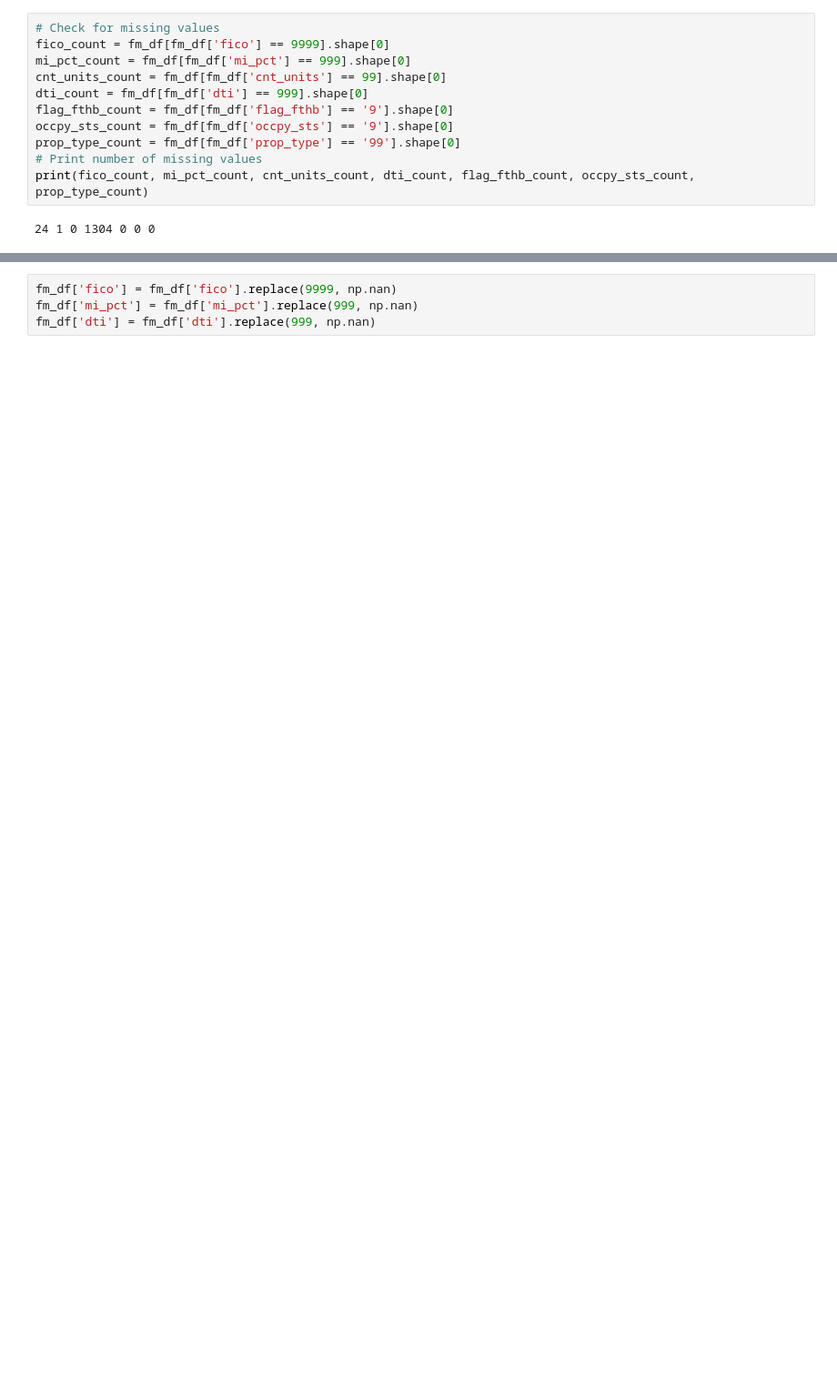
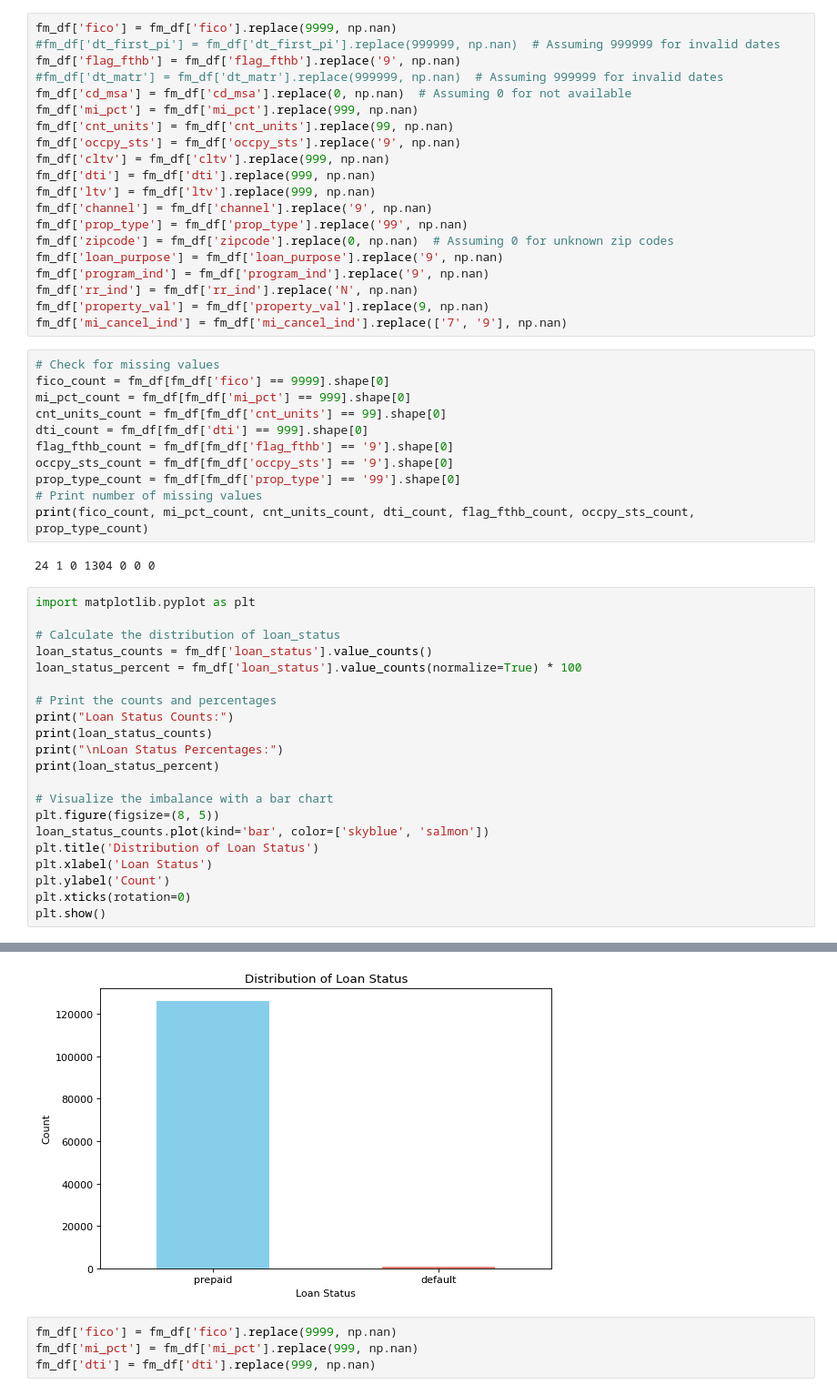
Before and after one commit to JinQiuqi/MLPy-project2, a Jupyter notebook: project2.ipynb, the cells around one changed output, grey strips where cells are left out. Shown: that part at 91% size. Drawn from its saved outputs; the diff is of its cells as text; blank space fills up the shorter version.

```diff
--- a/project2.ipynb
+++ b/project2.ipynb
@@ -53,3 +60,23 @@ fm_df = fm_df[fm_df['loan_status'].isin(['prepaid', 'default'])]
+# %%
+fm_df['fico'] = fm_df['fico'].replace(9999, np.nan)
+#fm_df['dt_first_pi'] = fm_df['dt_first_pi'].replace(999999, np.nan)  # Assuming 999999 for invalid dates
+fm_df['flag_fthb'] = fm_df['flag_fthb'].replace('9', np.nan)
+#fm_df['dt_matr'] = fm_df['dt_matr'].replace(999999, np.nan)  # Assuming 999999 for invalid dates
+fm_df['cd_msa'] = fm_df['cd_msa'].replace(0, np.nan)  # Assuming 0 for not available
+fm_df['mi_pct'] = fm_df['mi_pct'].replace(999, np.nan)
+fm_df['cnt_units'] = fm_df['cnt_units'].replace(99, np.nan)
+fm_df['occpy_sts'] = fm_df['occpy_sts'].replace('9', np.nan)
+fm_df['cltv'] = fm_df['cltv'].replace(999, np.nan)
+fm_df['dti'] = fm_df['dti'].replace(999, np.nan)
+fm_df['ltv'] = fm_df['ltv'].replace(999, np.nan)
+fm_df['channel'] = fm_df['channel'].replace('9', np.nan)
+fm_df['prop_type'] = fm_df['prop_type'].replace('99', np.nan)
+fm_df['zipcode'] = fm_df['zipcode'].replace(0, np.nan)  # Assuming 0 for unknown zip codes
+fm_df['loan_purpose'] = fm_df['loan_purpose'].replace('9', np.nan)
+fm_df['program_ind'] = fm_df['program_ind'].replace('9', np.nan)
+fm_df['rr_ind'] = fm_df['rr_ind'].replace('N', np.nan)
+fm_df['property_val'] = fm_df['property_val'].replace(9, np.nan)
+fm_df['mi_cancel_ind'] = fm_df['mi_cancel_ind'].replace(['7', '9'], np.nan)
 # %%
 # Check for missing values
 fico_count = fm_df[fm_df['fico'] == 9999].shape[0]
@@ -63,3 +90,25 @@ prop_type_count = fm_df[fm_df['prop_type'] == '99'].shape[0]
 print(fico_count, mi_pct_count, cnt_units_count, dti_count, flag_fthb_count, occpy_sts_count, prop_type_count)
 # %% [output]
 24 1 0 1304 0 0 0
+# %%
+import matplotlib.pyplot as plt
+
+# Calculate the distribution of loan_status
+loan_status_counts = fm_df['loan_status'].value_counts()
+loan_status_percent = fm_df['loan_status'].value_counts(normalize=True) * 100
+
+# Print the counts and percentages
+print("Loan Status Counts:")
+print(loan_status_counts)
+print("\nLoan Status Percentages:")
+print(loan_status_percent)
+
+# Visualize the imbalance with a bar chart
+plt.figure(figsize=(8, 5))
+loan_status_counts.plot(kind='bar', color=['skyblue', 'salmon'])
+plt.title('Distribution of Loan Status')
+plt.xlabel('Loan Status')
+plt.ylabel('Count')
+plt.xticks(rotation=0)
+plt.show()
+# %% [output]
@@ -66,3 +126,4 @@ print(fico_count, mi_pct_count, cnt_units_count, dti_count, flag_fthb_count, occ
+[figure, added]
 # %%
 fm_df['fico'] = fm_df['fico'].replace(9999, np.nan)
 fm_df['mi_pct'] = fm_df['mi_pct'].replace(999, np.nan)
```
Also changed, not shown: parts of 25 cells of this notebook.
